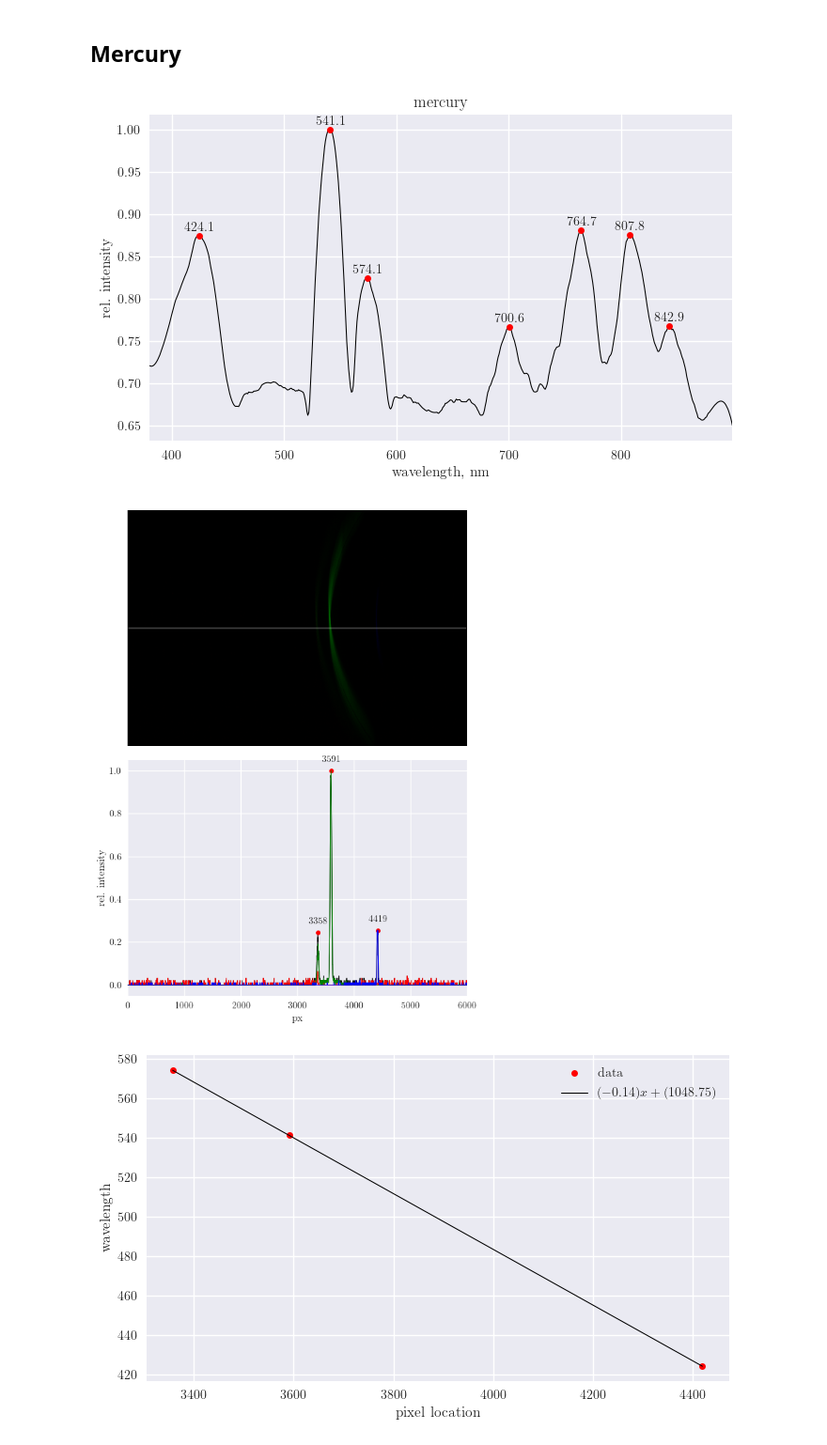
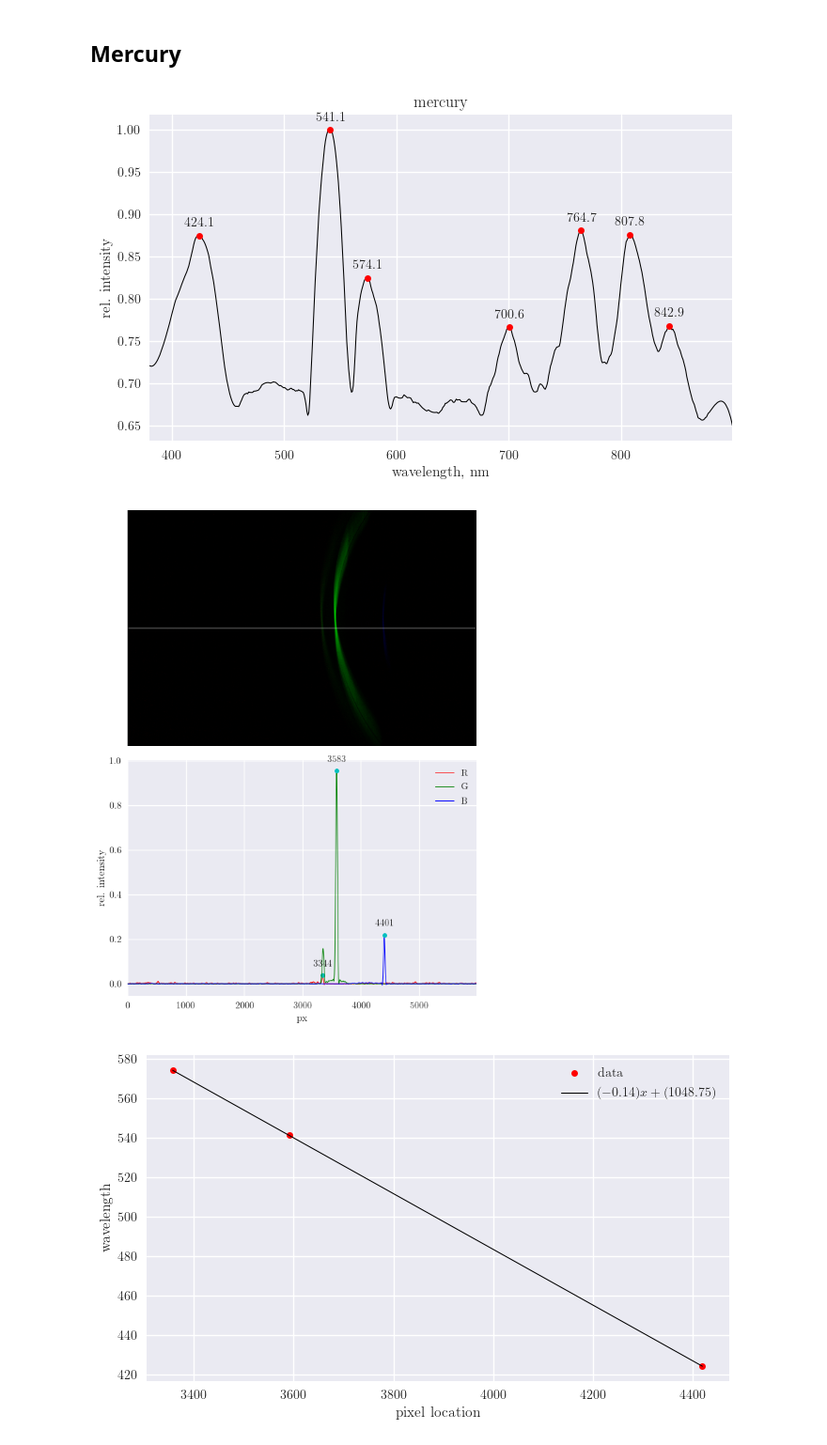
Before and after one commit to kvdomingo/AP187, a Jupyter notebook: Activity 9/187-9.ipynb, the cells around one changed output. Shown at 94% size. Drawn from its saved outputs; the diff is of its cells as text; code cells hidden in the pictures.

Commit message:
Act. 9: added dark field & flat field

```diff
--- a/Activity 9/187-9.ipynb
+++ b/Activity 9/187-9.ipynb
@@ -19,0 +72,3 @@ plt.rcParams["text.latex.preamble"] = [r"\usepackage{physics}", r"\usepackage{ur
+# %%
+def fourier(x, w, a0, a1, a2, b1, b2):
+    return a0 + a1*np.cos(w*x) + b1*np.sin(w*x) + a2*np.cos(2*w*x) + b2*np.sin(2*w*x)
@@ -20,3 +115,6 @@ plt.rcParams["text.latex.preamble"] = [r"\usepackage{physics}", r"\usepackage{ur
+# %%
+def imageCorrection(R, D, F):
+    return (R - D)*np.mean(F - D)/(F - D)
 # %% [markdown]
 ## Mercury
 # %%
@@ -32,48 +130,53 @@ plt.xlabel('wavelength, nm')
 plt.ylabel('rel. intensity')
 plt.title('mercury')
 for p in pk:
-    plt.text(wavelength[p], intensity[p]+0.01,
+    plt.text(wavelength[p], intensity[p]+0.015,
              str(wavelength[p]),
              horizontalalignment='center',
              verticalalignment='center')
 plt.xlim(wavelength.min(), wavelength.max())
-# plt.ylim(0, 0.22)
+# plt.savefig('mercury_spectra.png', dpi=300, bbox_inches='tight')
 plt.show()
 # %% [output]
-[figure, old version]
+[figure, new version]
 # %%
 Hg_raw = raw.imread('raw/_kvd7130.nef')
 Hg = Hg_raw.postprocess(use_camera_wb=True,
                         output_bps=8,
                         no_auto_bright=True)
-# Hg = cv.resize(Hg, (4000, 6000))
+Hg = cv.resize(Hg, (6000, 4000))
+Hg = imageCorrection(Hg, dark, flat)
+Hg = (Hg/Hg.max() * 255).astype('uint8')
 # %%
 fig, ax = plt.subplots(2, 1, figsize=(6, 8))
 
 ax[0].imshow(Hg, aspect='auto')
 linescan = (Hg.shape[0]//2, Hg.shape[1]-16)
+green_max = Hg[linescan[0], :, 1].max()
 ax[0].hlines(linescan[0], 0, linescan[1], 'w', alpha=0.25)
 ax[0].axis('off')
 
-int_profile = (Hg.sum(axis=-1)[Hg.shape[0]//2]).astype(float)
-pk = peak.indexes(int_profile, thres=0.2, min_dist=15)
-ax[1].plot(int_profile/int_profile.max(), 'k', lw=0.75)
-ax[1].plot(pk, int_profile[pk]/int_profile.max(), 'ro', ms=5)
 for i, c in zip(range(Hg.shape[2]), ['r', 'g', 'b']):
-    ax[1].plot(Hg[linescan[0], :, i]/int_profile.max(), color=c, lw=0.75)
-for p in pk:
-    plt.text(p, int_profile[p]/int_profile.max()+0.05,
-             str(p),
-             horizontalalignment='center',
-             verticalalignment='center')
+    int_profile = Hg[linescan[0], :, i]
+    int_profile = sig.savgol_filter(int_profile, 51, 3)/green_max
+    pk = peak.indexes(int_profile, thres=0.5, min_dist=15)
+    ax[1].plot(int_profile, color=c, lw=0.75, label=c.capitalize())
+    ax[1].plot(pk, int_profile[pk], 'co', ms=5)
+    for p in pk:
+        plt.text(p, int_profile[p]+0.05,
+                 str(p),
+                 horizontalalignment='center',
+                 verticalalignment='center')
 ax[1].set_xlim(0, Hg.shape[1]-16)
 ax[1].set_xlabel('px')
 ax[1].set_ylabel('rel. intensity')
+ax[1].legend()
 
 plt.tight_layout()
+# plt.savefig('Hg_linescan.png', dpi=300, bbox_inches='tight')
 plt.show()
 # %% [output]
-[figure, old version]
+[figure, new version]
 # %%
 Hg_loc = np.array([3358, 3591, 4419])
 Hg_lambda = np.array([574.1, 541.1, 424.1])
```
Also changed, not shown: parts of 15 cells of this notebook, 10 other files.
